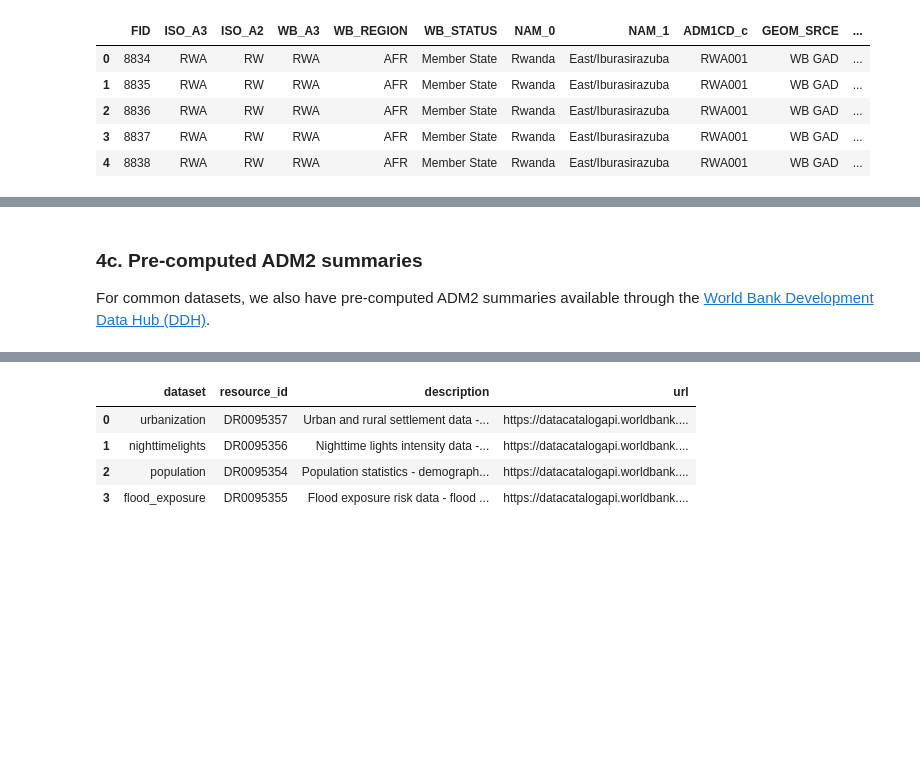
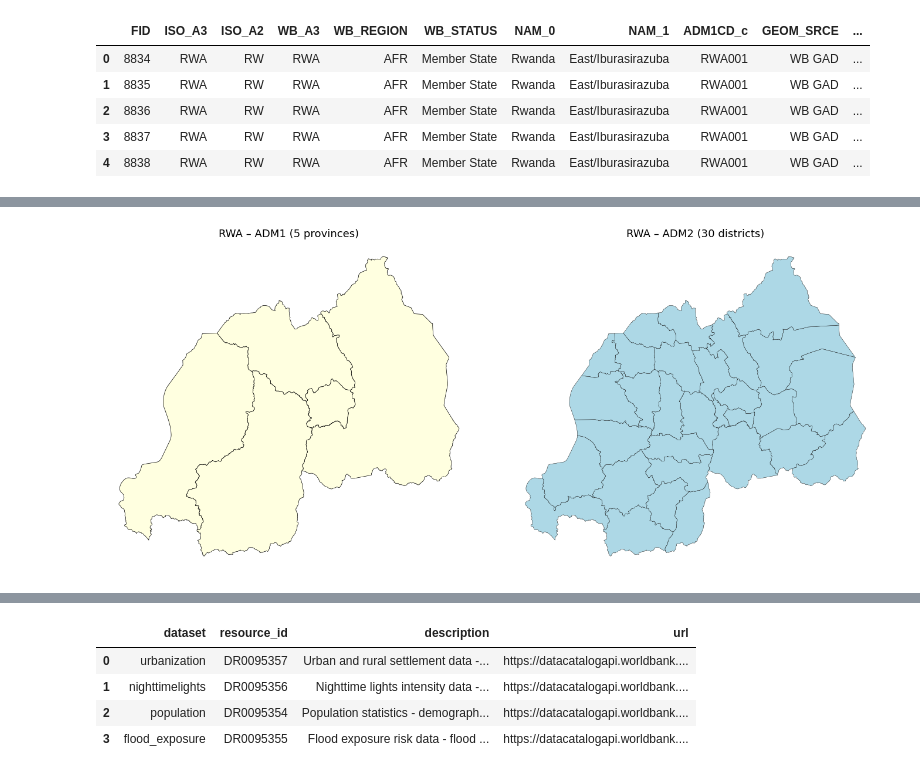
Before and after one commit to worldbank/DECAT_Space2Stats, a Jupyter notebook: workshops/01_accessing_subnational_data.ipynb, the cells around one changed output, grey strips where cells are left out. Drawn from its saved outputs; the diff is of its cells as text; code cells hidden in the pictures; blank space fills up the shorter version.

```diff
--- a/workshops/01_accessing_subnational_data.ipynb
+++ b/workshops/01_accessing_subnational_data.ipynb
@@ -117,12 +56,10 @@ The client has a built-in helper to fetch official World Bank administrative bou
 # %%
 # Fetch ADM2 (district-level) boundaries for Rwanda
 ISO3 = "RWA"
-ADM = "ADM2"
-
-boundaries = client.fetch_admin_boundaries(ISO3, ADM)
+boundaries = client.fetch_admin_boundaries(ISO3, "ADM2")
 print(f"Number of districts: {len(boundaries)}")
 boundaries.plot(figsize=(8, 8), edgecolor="black", linewidth=0.3, color="lightblue")
-plt.title(f"{ISO3} – {ADM} Boundaries")
+plt.title(f"{ISO3} – ADM2 Boundaries")
 plt.axis("off")
 plt.show()
 # %% [output]
@@ -290,4 +78,18 @@ m
-# %% [markdown]
-### 4c. Pre-computed ADM2 summaries
-
-For common datasets, we also have pre-computed ADM2 summaries available through the [World Bank Development Data Hub (DDH)](https://datacatalog.worldbank.org/).
+# %%
+# You can also fetch ADM1 (province-level) boundaries
+adm1 = client.fetch_admin_boundaries(ISO3, "ADM1")
+
+fig, axes = plt.subplots(1, 2, figsize=(14, 6))
+
+adm1.plot(ax=axes[0], edgecolor="black", linewidth=0.5, color="lightyellow")
+axes[0].set_title(f"{ISO3} – ADM1 ({len(adm1)} provinces)", fontsize=13)
+axes[0].axis("off")
+
+boundaries.plot(ax=axes[1], edgecolor="black", linewidth=0.3, color="lightblue")
+axes[1].set_title(f"{ISO3} – ADM2 ({len(boundaries)} districts)", fontsize=13)
+axes[1].axis("off")
+
+plt.tight_layout()
+plt.show()
+# %% [output]
+[figure, added]
```
Also changed, not shown: parts of 34 cells of this notebook.
